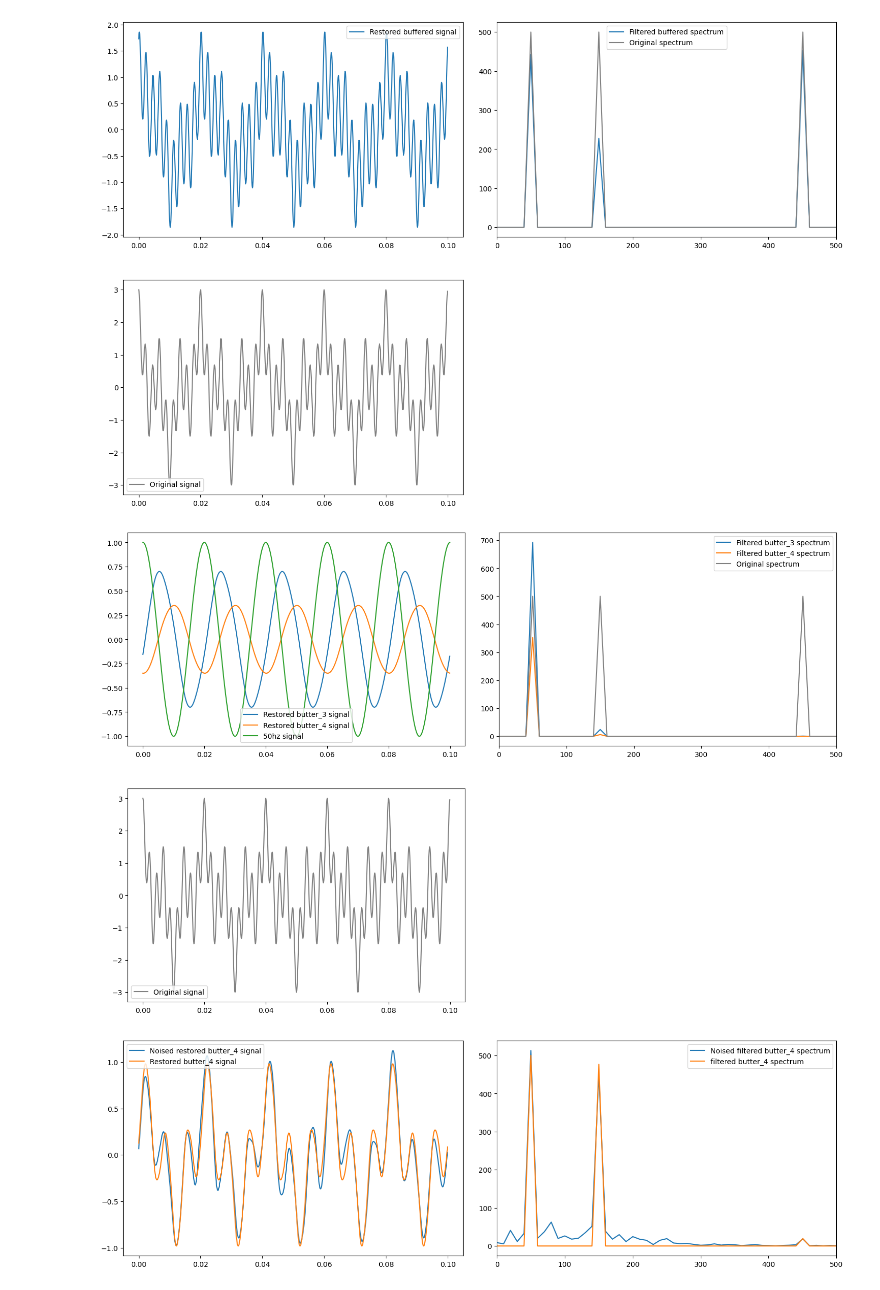
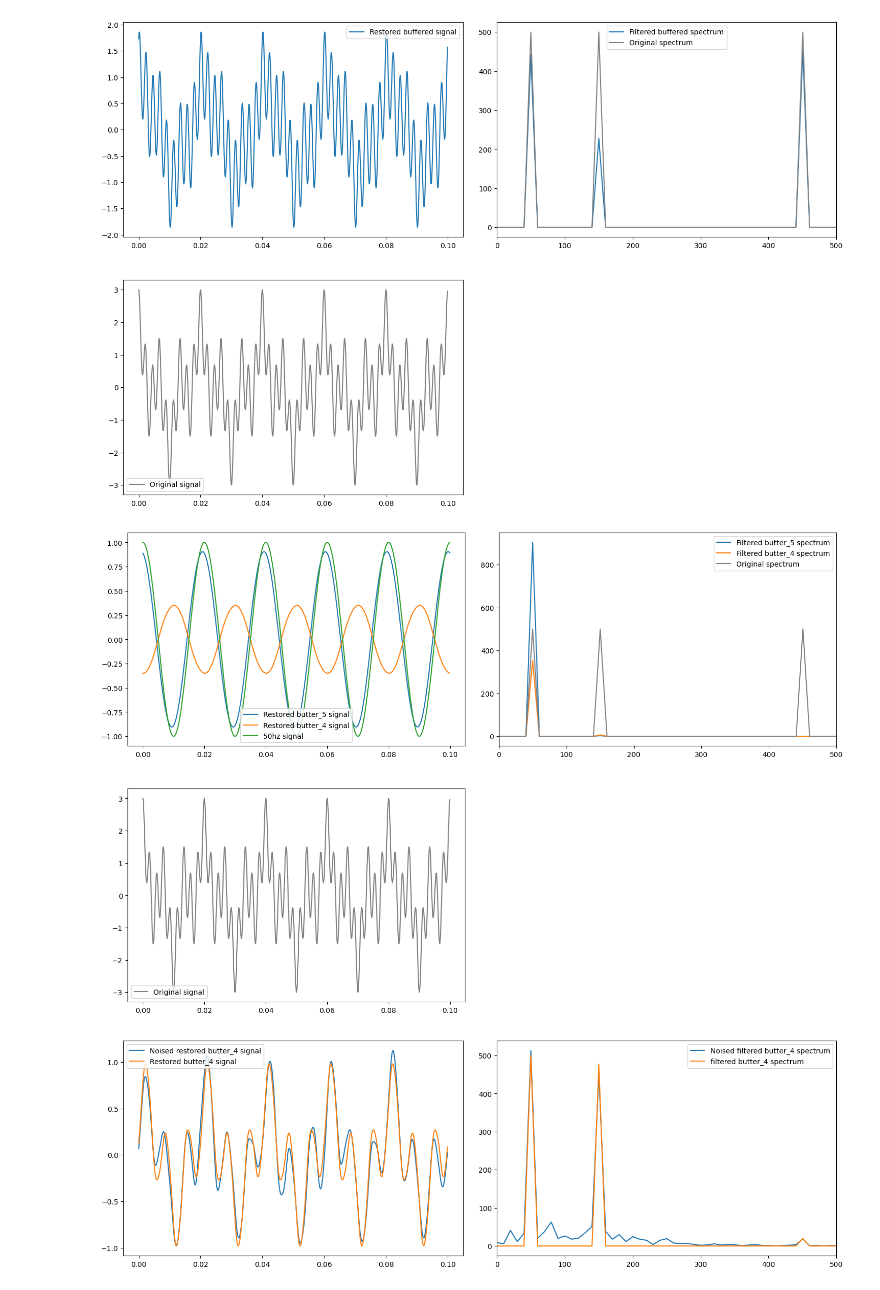
Before and after one commit to JooudDoo/DigitalSignals, a Jupyter notebook: lab_4.ipynb, the cells around one changed output. Cells and saved outputs as stored; diff of their text form; code cells hidden in the pictures.

```diff
--- a/lab_4.ipynb
+++ b/lab_4.ipynb
@@ -180,39 +188,39 @@ def buttern(w, wc, n, roots):
     omega = 1 / p
     return omega
 
-b3_filter = buttern(xfs, wc, 3, roots=res)
+b3_filter = buttern(xfs, wc, 5, roots=res)
 b4_filter = buttern(xfs, wc, 4, roots=res)
 
-filtered_spectrum_butter_3 = b3_filter * spectrum_cos_signal
-filtered_spectrum_butter_4 = b4_filter * spectrum_cos_signal
+filtered_spectrum_butter_3 = b3_filter * abs(spectrum_cos_signal)
+filtered_spectrum_butter_4 = b4_filter * abs(spectrum_cos_signal)
 # %%
 restored_filtred_Butter_3_signal = np.fft.ifft(filtered_spectrum_butter_3)
 restored_filtred_Butter_4_signal = np.fft.ifft(filtered_spectrum_butter_4)
 
 fig = plt.figure(figsize=(18, 12))
 plt.subplots_adjust(wspace=0.1, hspace=0.2)
 
 plt.subplot(221)
-plt.plot(t_series_150hz, restored_filtred_Butter_3_signal, label='Restored butter_3 signal')
+plt.plot(t_series_150hz, restored_filtred_Butter_3_signal, label='Restored butter_5 signal')
 plt.plot(t_series_150hz, restored_filtred_Butter_4_signal, label='Restored butter_4 signal')
 plt.plot(t_series_150hz, cos_50hz_signal, label='50hz signal')
 plt.legend()
 
 plt.subplot(222)
-plt.plot(xfs, abs(filtered_spectrum_butter_3), label="Filtered butter_3 spectrum")
+plt.plot(xfs, abs(filtered_spectrum_butter_3), label="Filtered butter_5 spectrum")
 plt.plot(xfs, abs(filtered_spectrum_butter_4), label="Filtered butter_4 spectrum")
 plt.plot(xfs, spectrum_cos_signal, label="Original spectrum", color='grey')
 plt.legend()
 plt.xlim([0, 500])
 
 plt.subplot(223)
 plt.plot(t_series_150hz, cos_signal, label='Original signal', color="grey")
 plt.legend()
 plt.show()
 
 plt.show()
 # %% [output]
-[figure, old version]
+[figure, new version]
 # %%
 noised_cos_signal = cos_signal + np.random.normal(0, 1, cos_signal.shape)
 noised_spectrum = np.fft.fft(noised_cos_signal)
```
Also changed, not shown: parts of 8 cells of this notebook, 1 other file.
